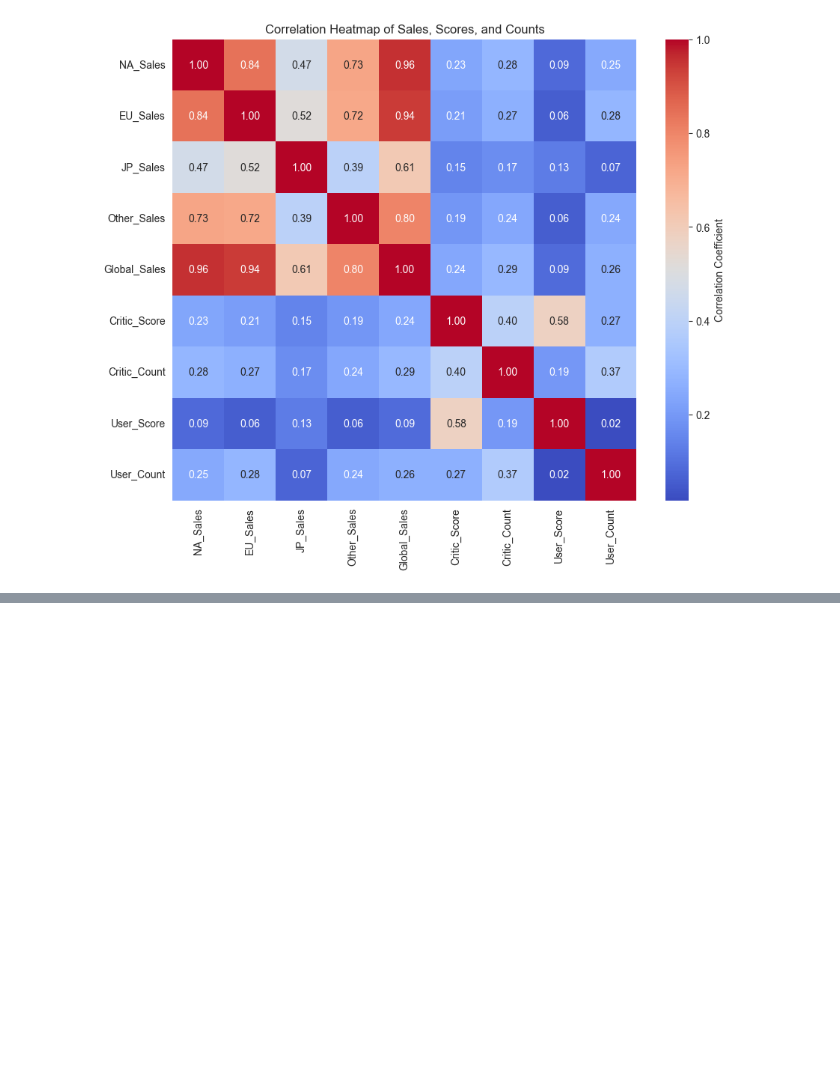
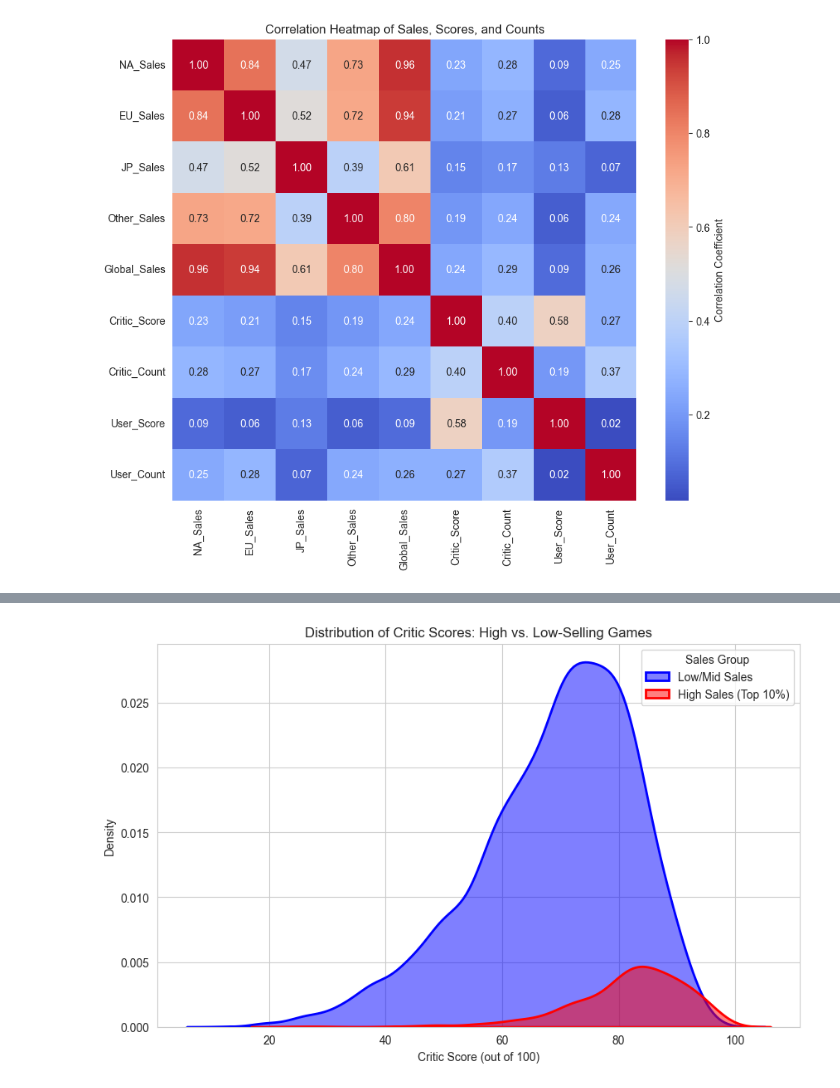
Before and after one commit to TinganYu/2025fall-Data-Science, a Jupyter notebook: EDA.ipynb, the cells around one changed output, grey strips where cells are left out. Cells and saved outputs as stored; diff of their text form; code cells hidden in the pictures; blank space fills up the shorter version.

```diff
--- a/EDA.ipynb
+++ b/EDA.ipynb
@@ -111,0 +152,43 @@ plt.show()
+# %%
+import pandas as pd
+import numpy as np
+import matplotlib.pyplot as plt
+import seaborn as sns
+
+# Load the cleaned data (assuming it's loaded as 'df')
+# df = pd.read_csv('cleaned_video_games_data.csv')
+
+# --- Data Preparation ---
+# Define the threshold for 'High Sales' (e.g., top 10% of Global Sales)
+sales_threshold = df['Global_Sales'].quantile(0.90)
+
+# Create a new categorical column
+df['Sales_Performance'] = np.where(
+    df['Global_Sales'] >= sales_threshold,
+    'High Sales (Top 10%)',
+    'Low/Mid Sales'
+)
+
+# --- KDE Plot Visualization ---
+plt.figure(figsize=(10, 6))
+# Create the plot and capture the Axes object
+ax = sns.kdeplot(
+    data=df,
+    x='Critic_Score',
+    hue='Sales_Performance',
+    fill=True,
+    alpha=.5,
+    linewidth=2,
+    palette=['red', 'blue']
+)
+
+plt.title('Distribution of Critic Scores: High vs. Low-Selling Games')
+plt.xlabel('Critic Score (out of 100)')
+plt.ylabel('Density')
+
+# FIX: Ensure the legend is correctly displayed
+ax.legend(title='Sales Group', labels=['Low/Mid Sales', 'High Sales (Top 10%)'])
+
+plt.show()
+# %% [output]
+[figure, added]
```
Also changed, not shown: parts of 4 cells of this notebook.
